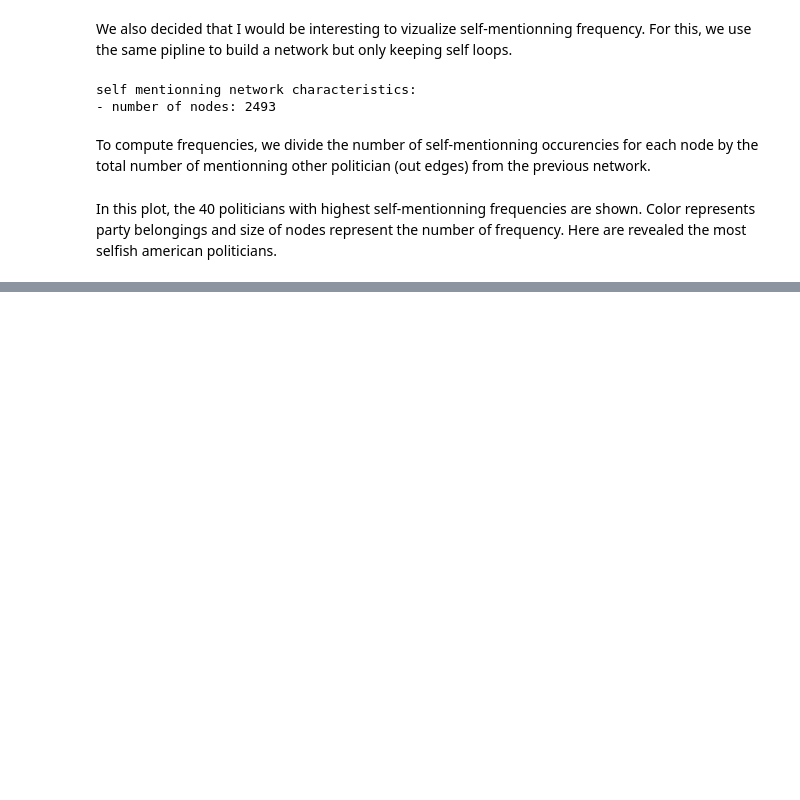
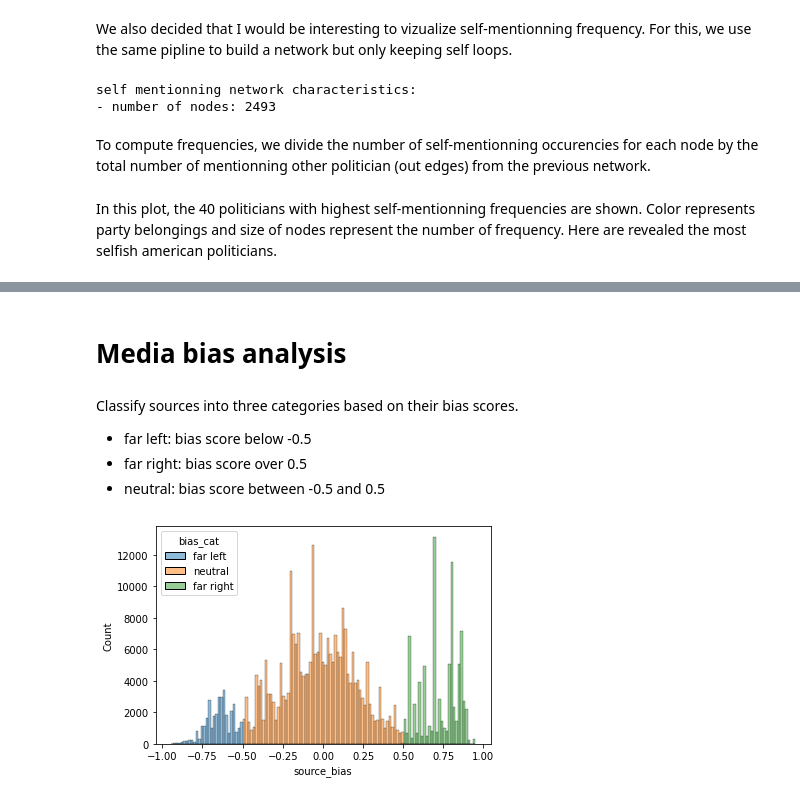
Before and after one commit to epfl-ada/ada-2021-project-date-a-data, a Jupyter notebook: network_analysis_viz.ipynb, the cells around one changed output, grey strips where cells are left out. Drawn from its saved outputs; the diff is of its cells as text; code cells hidden in the pictures; blank space fills up the shorter version.

```diff
--- a/network_analysis_viz.ipynb
+++ b/network_analysis_viz.ipynb
@@ -215,0 +295,12 @@ In this plot, the 40 politicians with highest self-mentionning frequencies are s
+# %% [markdown]
+# Media bias analysis
+# %% [markdown]
+Classify sources into three categories based on their bias scores.
+- far left: bias score below -0.5
+- far right: bias score over 0.5
+- neutral: bias score between -0.5 and 0.5
+# %%
+df_full['bias_cat'] = pd.cut(df_full['source_bias'], [-1, -0.5, 0.5, 1], labels=['far left', 'neutral', 'far right'])
+ax = sns.histplot(data=df_full, x='source_bias', hue='bias_cat')
+# %% [output]
+[figure, added]
```
Also changed, not shown: parts of 16 cells of this notebook, 3 other files.
